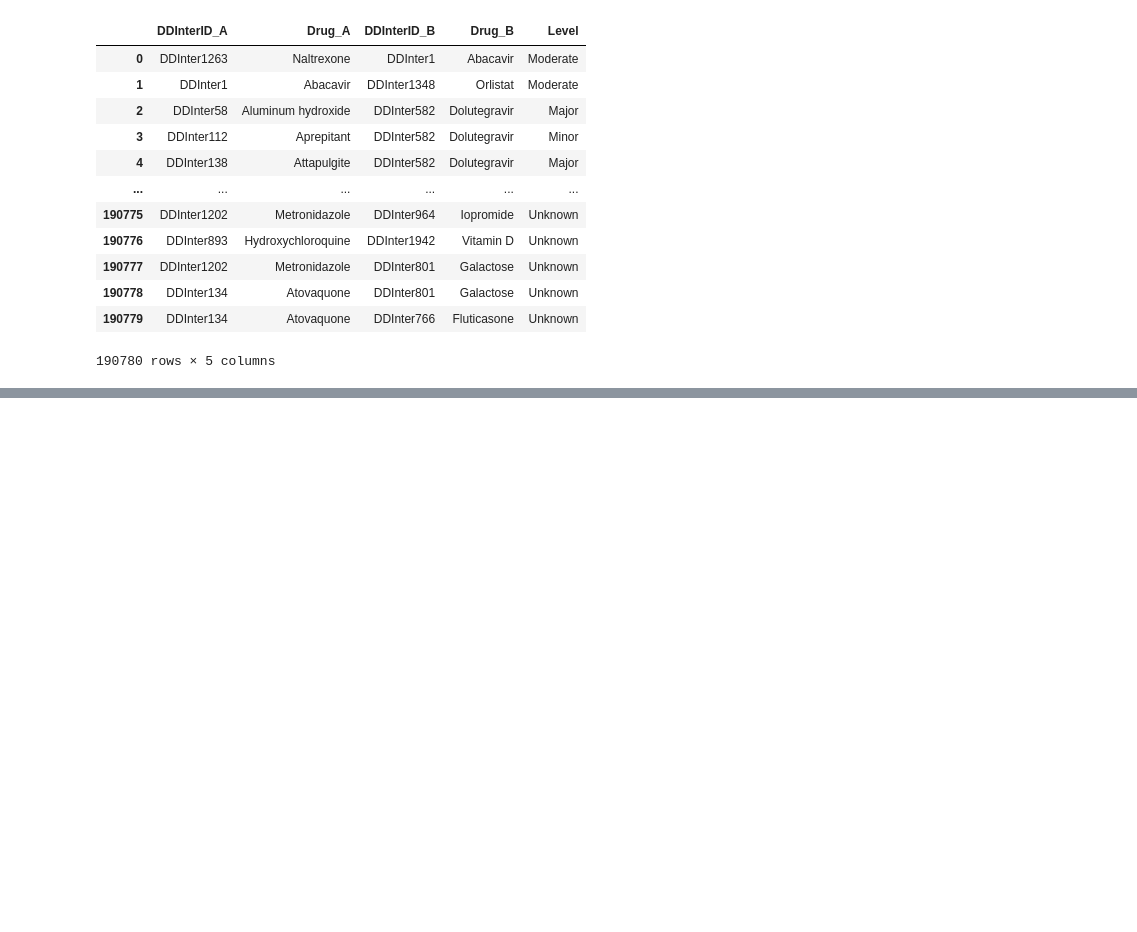
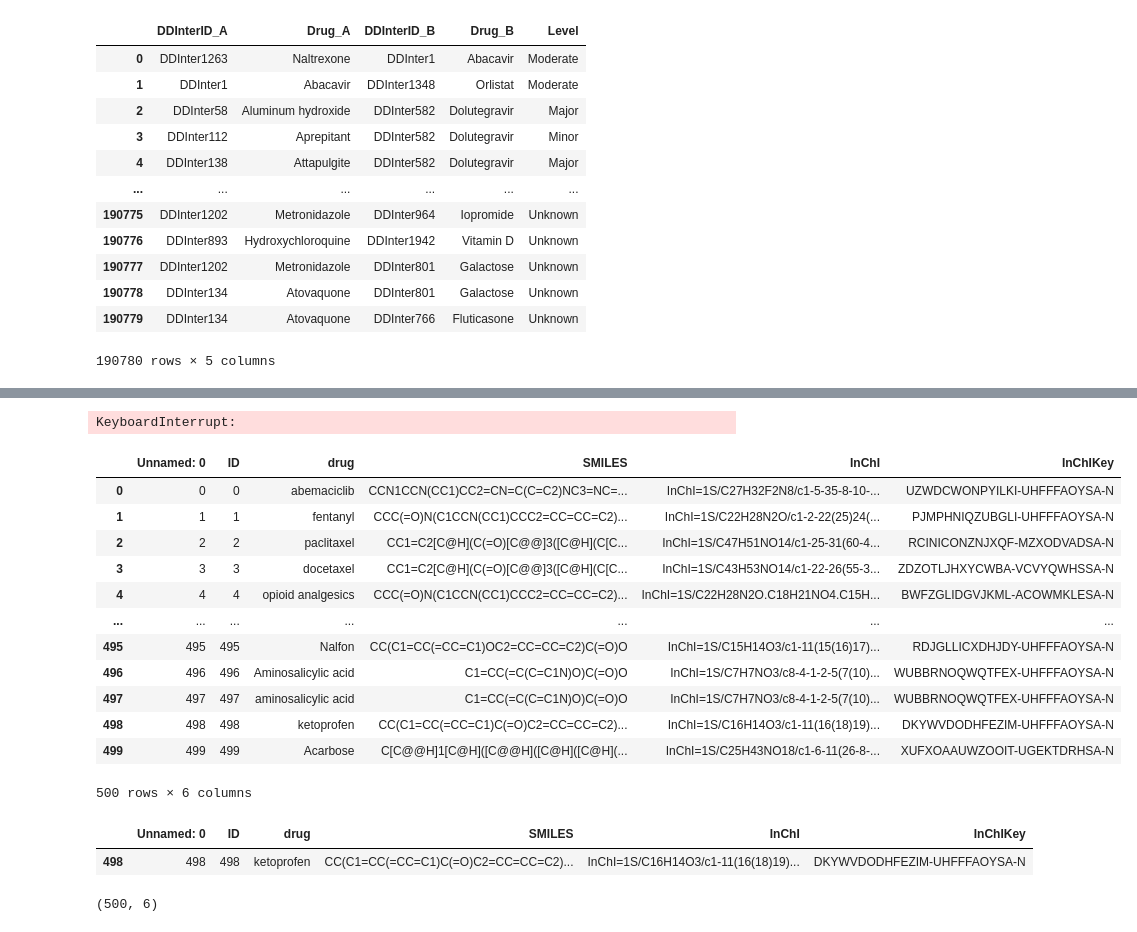
Before and after one commit to raynasser/MediSure, a Jupyter notebook: notebooks/ra | eda copy.ipynb, the cells around one changed output, grey strips where cells are left out. Saved outputs shown, nothing was run; the diff lists cells and outputs as text; code cells hidden in the pictures; blank space fills up the shorter version.

```diff
--- a/notebooks/ra | eda copy.ipynb
+++ b/notebooks/ra | eda copy.ipynb
@@ -1133,0 +1148,3 @@ all_ddi
+# %%
+df = uniq_drugs.drop_duplicates()
+df
@@ -1133,0 +1165,65 @@ all_ddi
+# %%
+import pandas as pd
+import requests
+
+# Assuming uniq_drugs is your existing dataframe
+# Sample structure of uniq_drugs dataframe for demonstration
+# uniq_drugs = pd.DataFrame({
+#     'Unnamed: 0': [0, 1, 2],
+#     'ID': ['D001', 'D002', 'D003'],
+#     'drug': ['paclitaxel', 'aspirin', 'ibuprofen']
+# })
+
+# Function to fetch SMILES, InChi, and InChIKey using PubChem API
+def fetch_chemical_info(drug_name):
+    base_url = f"https://pubchem.ncbi.nlm.nih.gov/rest/pug/compound/name/{drug_name}/property/IsomericSMILES,InChI,InChIKey/JSON"
+    response = requests.get(base_url)
+
+    if response.status_code == 200:
+        try:
+            data = response.json()
+            properties = data['PropertyTable']['Properties'][0]
+            smiles = properties.get('IsomericSMILES', 'Not Found')
+            inchi = properties.get('InChI', 'Not Found')
+            inchikey = properties.get('InChIKey', 'Not Found')
+            return smiles, inchi, inchikey
+        except (KeyError, IndexError):
+            return 'Not Found', 'Not Found', 'Not Found'
+    else:
+        return 'Not Found', 'Not Found', 'Not Found'
+
+# Apply the function to each drug and create new columns
+df[['SMILES', 'InChI', 'InChIKey']] = df['drug'].apply(lambda x: pd.Series(fetch_chemical_info(x)))
+
+# Display the updated dataframe
+# import ace_tools as tools; tools.display_dataframe_to_user(name="Drugs with Chemical Identifiers", dataframe=df)
+
+output_path = '/Users/raynasser/code/raynasser/MediSure/data/raw_data/updated_drugs_with_identifiers.csv'
+df.to_csv(output_path, index=False)
+# %% [output]
+KeyboardInterrupt:
+# %%
+df
+# %% [output]
+|  | Unnamed: 0 | ID | drug | SMILES | InChI | InChIKey |
+| 0 | 0 | 0 | abemaciclib | CCN1CCN(CC1)CC2=CN=C(C=C2)NC3=NC=... | InChI=1S/C27H32F2N8/c1-5-35-8-10-... | UZWDCWONPYILKI-UHFFFAOYSA-N |
+| 1 | 1 | 1 | fentanyl | CCC(=O)N(C1CCN(CC1)CCC2=CC=CC=C2)... | InChI=1S/C22H28N2O/c1-2-22(25)24(... | PJMPHNIQZUBGLI-UHFFFAOYSA-N |
+| 2 | 2 | 2 | paclitaxel | CC1=C2[C@H](C(=O)[C@@]3([C@H](C[C... | InChI=1S/C47H51NO14/c1-25-31(60-4... | RCINICONZNJXQF-MZXODVADSA-N |
+| 3 | 3 | 3 | docetaxel | CC1=C2[C@H](C(=O)[C@@]3([C@H](C[C... | InChI=1S/C43H53NO14/c1-22-26(55-3... | ZDZOTLJHXYCWBA-VCVYQWHSSA-N |
+| 4 | 4 | 4 | opioid analgesics | CCC(=O)N(C1CCN(CC1)CCC2=CC=CC=C2)... | InChI=1S/C22H28N2O.C18H21NO4.C15H... | BWFZGLIDGVJKML-ACOWMKLESA-N |
+| ... | ... | ... | ... | ... | ... | ... |
+| 495 | 495 | 495 | Nalfon | CC(C1=CC(=CC=C1)OC2=CC=CC=C2)C(=O)O | InChI=1S/C15H14O3/c1-11(15(16)17)... | RDJGLLICXDHJDY-UHFFFAOYSA-N |
+| 496 | 496 | 496 | Aminosalicylic acid | C1=CC(=C(C=C1N)O)C(=O)O | InChI=1S/C7H7NO3/c8-4-1-2-5(7(10)... | WUBBRNOQWQTFEX-UHFFFAOYSA-N |
+| 497 | 497 | 497 | aminosalicylic acid | C1=CC(=C(C=C1N)O)C(=O)O | InChI=1S/C7H7NO3/c8-4-1-2-5(7(10)... | WUBBRNOQWQTFEX-UHFFFAOYSA-N |
+| 498 | 498 | 498 | ketoprofen | CC(C1=CC(=CC=C1)C(=O)C2=CC=CC=C2)... | InChI=1S/C16H14O3/c1-11(16(18)19)... | DKYWVDODHFEZIM-UHFFFAOYSA-N |
+| 499 | 499 | 499 | Acarbose | C[C@@H]1[C@H]([C@@H]([C@H]([C@H](... | InChI=1S/C25H43NO18/c1-6-11(26-8-... | XUFXOAAUWZOOIT-UGEKTDRHSA-N |
+500 rows × 6 columns
+# %%
+df[df.InChIKey == 'DKYWVDODHFEZIM-UHFFFAOYSA-N']
+# %% [output]
+|  | Unnamed: 0 | ID | drug | SMILES | InChI | InChIKey |
+| 498 | 498 | 498 | ketoprofen | CC(C1=CC(=CC=C1)C(=O)C2=CC=CC=C2)... | InChI=1S/C16H14O3/c1-11(16(18)19)... | DKYWVDODHFEZIM-UHFFFAOYSA-N |
+# %%
+df.shape
+# %% [output]
+(500, 6)
```
Also changed, not shown: parts of 7 cells of this notebook, 2 other files.
